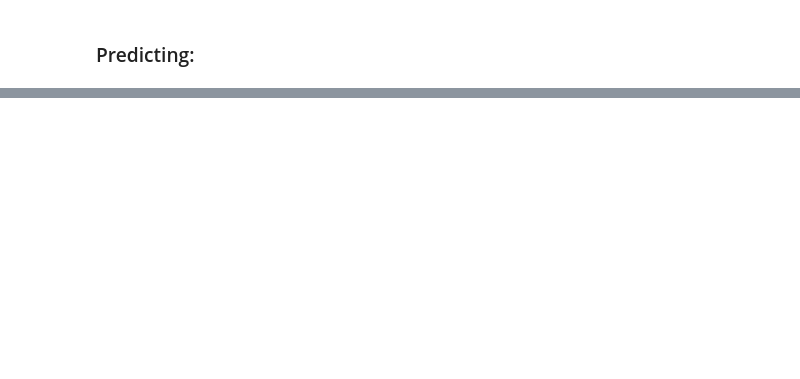
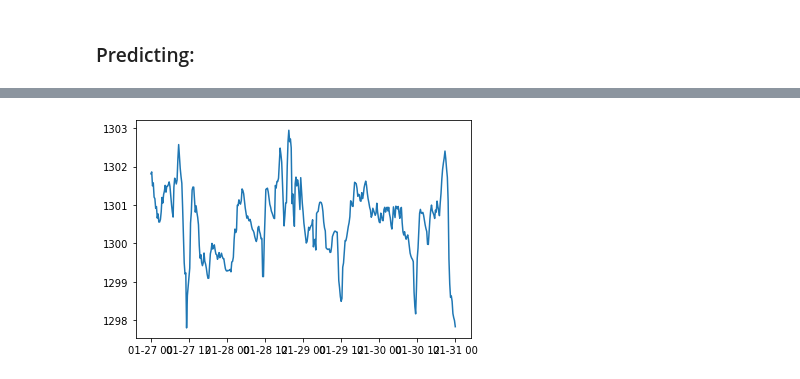
Before and after one commit to falowane-garnki/cuvalley, a Jupyter notebook: load_and_predict/load_and_predict.ipynb, the cells around one changed output, grey strips where cells are left out. Saved outputs shown, nothing was run; the diff lists cells and outputs as text; code cells hidden in the pictures; blank space fills up the shorter version.

```diff
--- a/load_and_predict/load_and_predict.ipynb
+++ b/load_and_predict/load_and_predict.ipynb
@@ -80,0 +114,5 @@ model.predict(df)
+# %%
+plt.plot(y_pred.index, y_pred['temp_zuz'])
+plt.show()
+# %% [output]
+[figure, added]
```
Also changed, not shown: parts of 6 cells of this notebook, 3 other files.
